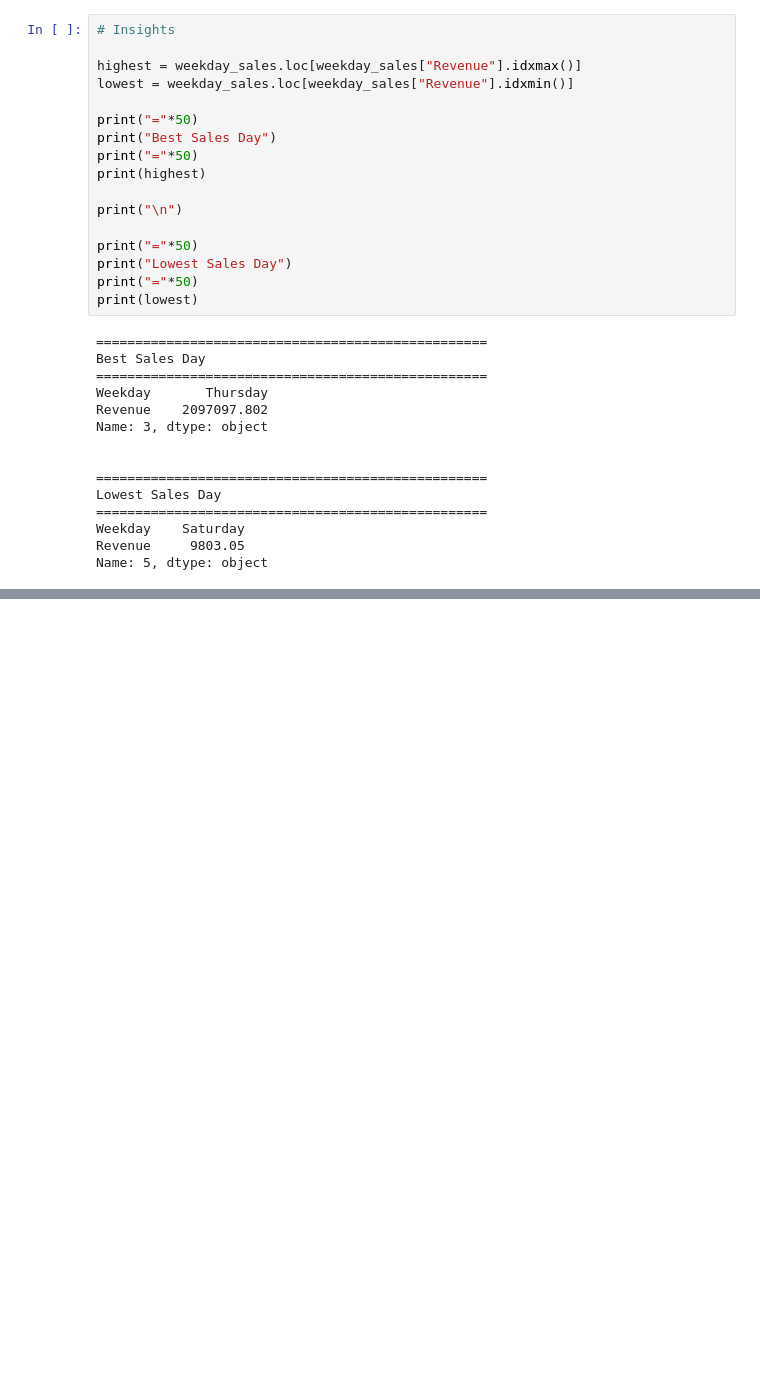
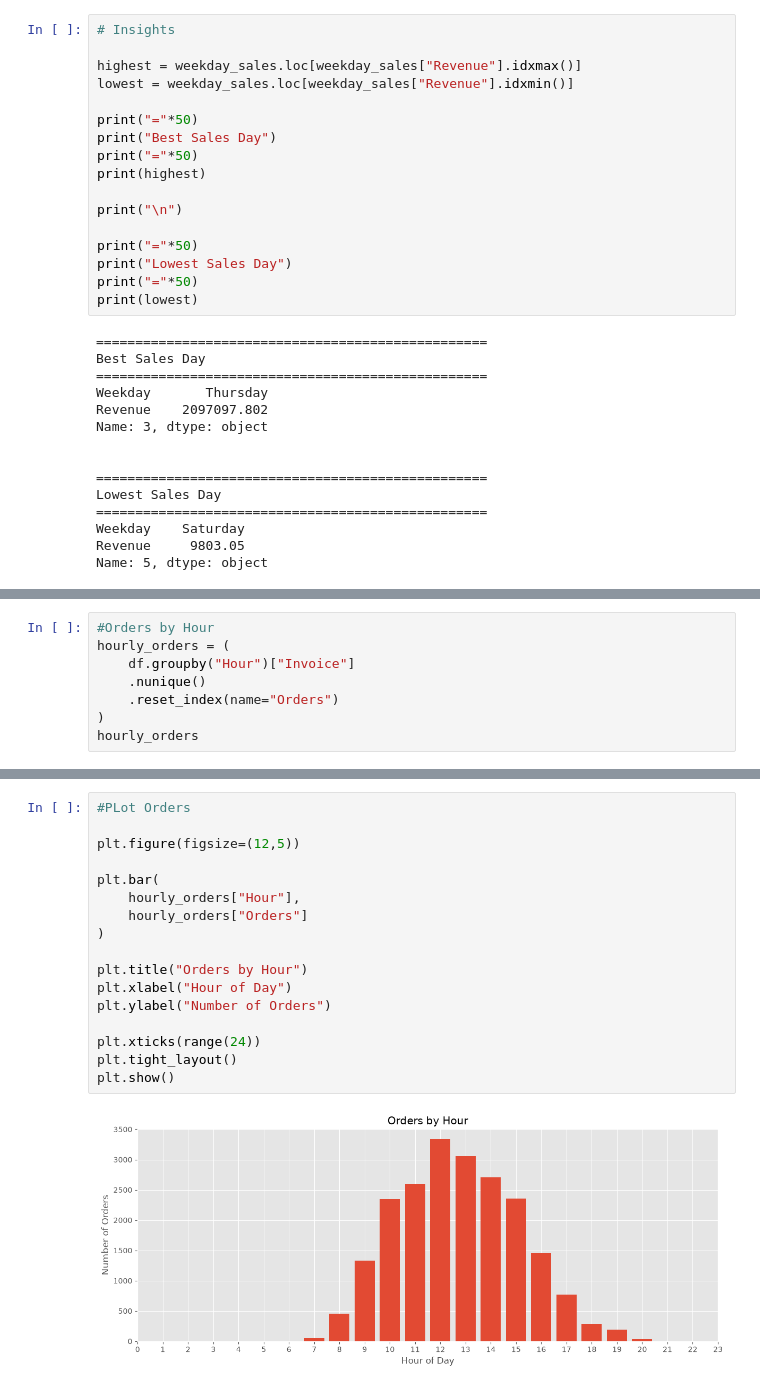
Before and after one commit to chandan1510/Retail_Decision_Intelligence, a Jupyter notebook: notebooks/04_EDA.ipynb, the cells around one changed output, grey strips where cells are left out. Cells and saved outputs as stored; diff of their text form; blank space fills up the shorter version.

```diff
--- a/notebooks/04_EDA.ipynb
+++ b/notebooks/04_EDA.ipynb
@@ -872,0 +920,8 @@ Name: 5, dtype: object
+# %%
+#Orders by Hour
+hourly_orders = (
+    df.groupby("Hour")["Invoice"]
+    .nunique()
+    .reset_index(name="Orders")
+)
+hourly_orders
@@ -872,0 +944,19 @@ Name: 5, dtype: object
+# %%
+#PLot Orders
+
+plt.figure(figsize=(12,5))
+
+plt.bar(
+    hourly_orders["Hour"],
+    hourly_orders["Orders"]
+)
+
+plt.title("Orders by Hour")
+plt.xlabel("Hour of Day")
+plt.ylabel("Number of Orders")
+
+plt.xticks(range(24))
+plt.tight_layout()
+plt.show()
+# %% [output]
+[figure, added]
```
Also changed, not shown: parts of 11 cells of this notebook.
